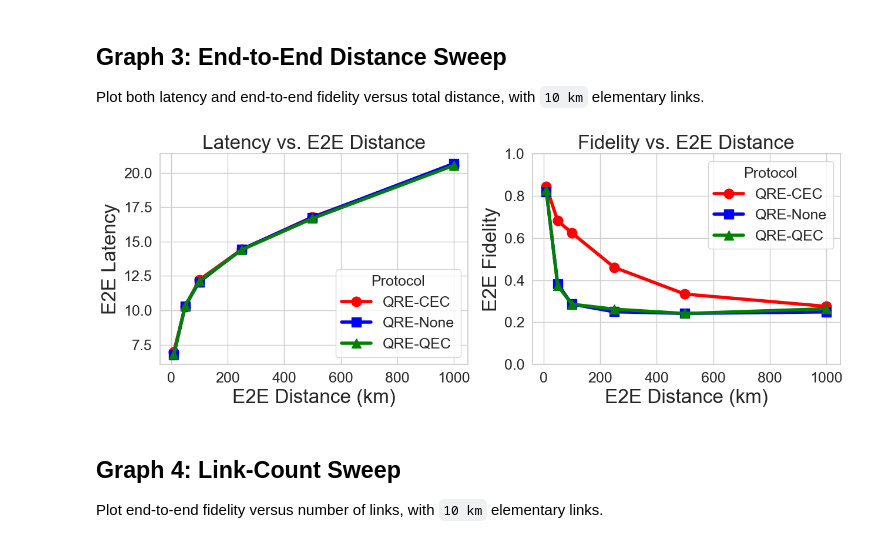
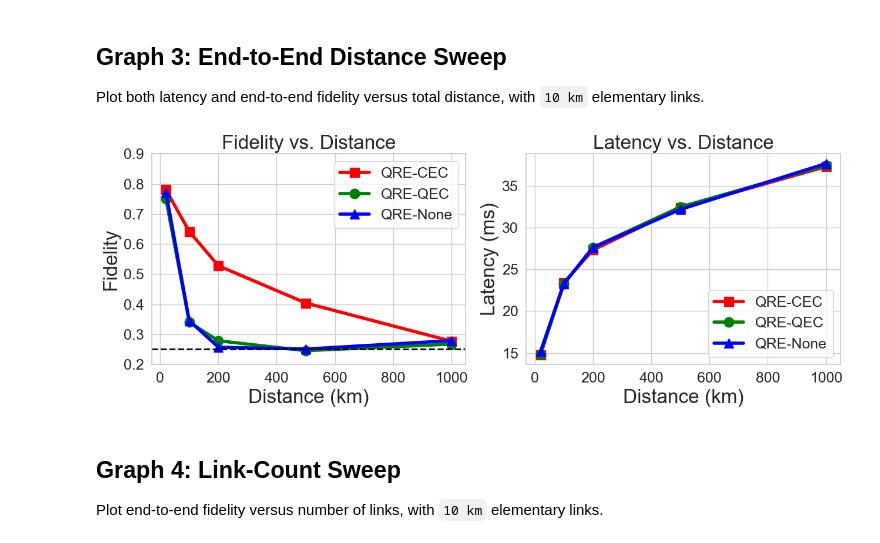
Before and after one commit to SagarPatange/QEC, a Jupyter notebook: plot.ipynb, the cells around one changed output. Saved outputs shown, nothing was run; the diff lists cells and outputs as text; code cells hidden in the pictures.

Commit message:
added experiment 7 and graph edits

```diff
--- a/plot.ipynb
+++ b/plot.ipynb
@@ -46,6 +46,7 @@ filename_re = re.compile(
     r"ft=(?P<ft>[a-zA-Z0-9_]+),"
     r"pauli=(?P<pauli>[0-9._]+|cfg),"
     r"ccorr=(?P<ccorr>none|cec|qec\+cec|qec),"
+    r"(?:physbell=(?P<physbell>[0-9.]+|cfg),)?"
     r"ts=(?P<ts>\d{8}_\d{4})"
 )
 # %% [markdown]
@@ -94,6 +95,7 @@ def load_runner_logs(log_dir: Path) -> pd.DataFrame:
                     "two_qubit_gate_fidelity": float(meta["twoq"]),
                     "gate_fidelity": float(meta["gate"]),
                     "state_preparation_fidelity": float(meta["prep"]),
+                    "physical_bell_pair_fidelity": None if meta.get("physbell") in (None, "cfg") else float(meta["physbell"]),
                     "data_t2": t2_value,
                     "comm_t2": t2_value,
                     "t1": float(meta["t1"]),
@@ -168,22 +170,24 @@ else:
     # Keep the protocol colors and display names local to this plot.
     colors = {"cec": "red", "none": "blue", "qec": "green"}
     names = {"cec": "QRE-CEC", "none": "QRE-None", "qec": "QRE-QEC"}
-    markers = {"cec": "o", "none": "s", "qec": "^"}
+    markers = {"cec": "s", "none": "^", "qec": "o"}
 
     plt.figure(figsize=(8, 5))
     ax = plt.gca()
     # Draw each protocol separately so the marker shapes stay fixed.
-    for protocol in ["cec", "none", "qec"]:
+    for protocol in ["cec", "qec", "none"]:
         data = graph1_summary[graph1_summary["correction_mode"] == protocol]
         ax.plot(data["two_qubit_gate_fidelity"], data["mean_fidelity"], color=colors[protocol], marker=markers[protocol], linewidth=4, markersize=12, label=names[protocol])
     ax.set_xlabel("Two-Qubit Gate Fidelity", fontsize=24)
     ax.set_ylabel("Fidelity", fontsize=24)
     ax.set_title("Fidelity vs. Two-Qubit Gate Fidelity", fontsize=24)
-    ax.set_ylim(0, 1)
+    ax.axhline(0.25, color="black", linestyle="--", linewidth=2, label="_nolegend_")
+    ax.set_ylim(0.2, 1.0)
+    ax.set_yticks([0.2, 0.3, 0.4, 0.5, 0.6, 0.7, 0.8, 0.9, 1.0])
     ax.tick_params(axis="both", labelsize=18)
-    ax.legend(title="Protocol", title_fontsize=14, fontsize=14, loc="lower right")
+    ax.legend(fontsize=14, loc="upper left")
     plt.tight_layout()
-    plt.savefig(output_dir / "graph1.png", dpi=300, bbox_inches="tight")
+    plt.savefig(output_dir / "fidelity_vs_two_qubit_gate_fidelity.png", dpi=300, bbox_inches="tight")
     plt.show()
 
     graph1_summary
@@ -231,47 +235,47 @@ Plot both latency and end-to-end fidelity versus total distance, with `10 km` el
 # %%
 graph3_log_dir = Path("/Users/patange/Documents/Argonne/QEC/log/runner/graph3_distance_sweep")
 graph3_df = load_runner_logs(graph3_log_dir)
 
-if graph3_df.empty:
-    print("No Graph 3 data found.")
-else:
-    # Build one table with the mean latency and fidelity at each distance and protocol.
-    graph3_summary = graph3_df.groupby(["total_distance_km", "correction_mode"], as_index=False).agg(mean_fidelity=("fidelity", "mean"), mean_latency_ms=("latency_ms", "mean")).sort_values(["total_distance_km", "correction_mode"]).reset_index(drop=True)
-    colors = {"cec": "red", "none": "blue", "qec": "green"}
-    names = {"cec": "QRE-CEC", "none": "QRE-None", "qec": "QRE-QEC"}
-    markers = {"cec": "o", "none": "s", "qec": "^"}
 
-    fig, axes = plt.subplots(1, 2, figsize=(13, 5))
-    # Left panel: latency.
-    ax0 = axes[0]
-    # Draw each protocol separately so the marker shapes stay fixed.
-    for protocol in ["cec", "none", "qec"]:
-        data = graph3_summary[graph3_summary["correction_mode"] == protocol]
-        ax0.plot(data["total_distance_km"], data["mean_latency_ms"], color=colors[protocol], marker=markers[protocol], linewidth=4, markersize=12, label=names[protocol])
-    ax0.set_xlabel("Distance (km)", fontsize=24)
-    ax0.set_ylabel("Latency", fontsize=24)
-    ax0.set_title("Latency vs. Distance", fontsize=24)
-    ax0.tick_params(axis="both", labelsize=18)
+# Build one table with the mean latency and fidelity at each distance and protocol.
+graph3_summary = graph3_df.groupby(["total_distance_km", "correction_mode"], as_index=False).agg(mean_fidelity=("fidelity", "mean"), mean_latency_ms=("latency_ms", "mean")).sort_values(["total_distance_km", "correction_mode"]).reset_index(drop=True)
+colors = {"cec": "red", "none": "blue", "qec": "green"}
+names = {"cec": "QRE-CEC", "none": "QRE-None", "qec": "QRE-QEC"}
+markers = {"cec": "s", "none": "^", "qec": "o"}
 
-    # Right panel: fidelity.
-    ax1 = axes[1]
-    for protocol in ["cec", "none", "qec"]:
-        data = graph3_summary[graph3_summary["correction_mode"] == protocol]
-        ax1.plot(data["total_distance_km"], data["mean_fidelity"], color=colors[protocol], marker=markers[protocol], linewidth=4, markersize=12, label=names[protocol])
-    ax1.set_xlabel("Distance (km)", fontsize=24)
-    ax1.set_ylabel("Fidelity", fontsize=24)
-    ax1.set_title("Fidelity vs. Distance", fontsize=24)
-    ax1.set_ylim(0, 1)
-    ax1.tick_params(axis="both", labelsize=18)
+fig, axes = plt.subplots(1, 2, figsize=(13, 5))
+# Left panel: latency.
+ax0 = axes[1]
+# Draw each protocol separately so the marker shapes stay fixed.
+for protocol in ["cec", "qec", "none"]:
+    data = graph3_summary[(graph3_summary["correction_mode"] == protocol) & (graph3_summary["total_distance_km"] != 2000)]
+    ax0.plot(data["total_distance_km"], data["mean_latency_ms"], color=colors[protocol], marker=markers[protocol], linewidth=4, markersize=12, label=names[protocol])
+ax0.set_xlabel("Distance (km)", fontsize=24)
+ax0.set_ylabel("Latency (ms)", fontsize=24)
+ax0.set_title("Latency vs. Distance", fontsize=24)
+ax0.tick_params(axis="both", labelsize=18)
 
-    ax0.legend(title="Protocol", title_fontsize=18, fontsize=18)
-    ax1.legend(title="Protocol", title_fontsize=18, fontsize=18)
+# Right panel: fidelity.
+ax1 = axes[0]
+for protocol in ["cec", "qec", "none"]:
+    data = graph3_summary[(graph3_summary["correction_mode"] == protocol) & (graph3_summary["total_distance_km"] != 2000)]
+    ax1.plot(data["total_distance_km"], data["mean_fidelity"], color=colors[protocol], marker=markers[protocol], linewidth=4, markersize=12, label=names[protocol])
+ax1.set_xlabel("Distance (km)", fontsize=24)
+ax1.set_ylabel("Fidelity", fontsize=24)
+ax1.set_title("Fidelity vs. Distance", fontsize=24)
+ax1.axhline(0.25, color="black", linestyle="--", linewidth=2, label="_nolegend_")
+ax1.set_ylim(0.2, 0.9)
+ax1.set_yticks([0.2, 0.3, 0.4, 0.5, 0.6, 0.7, 0.8, 0.9])
+ax1.tick_params(axis="both", labelsize=18)
 
-    plt.tight_layout()
-    plt.savefig(output_dir / "graph3.png", dpi=300, bbox_inches="tight")
-    plt.show()
+ax0.legend(fontsize=18)
+ax1.legend(fontsize=18)
+
+plt.tight_layout()
+plt.savefig(output_dir / "distance_sweep_varryingNodes.png", dpi=300, bbox_inches="tight")
+plt.show()
 # %% [output]
-[figure, old version]
+[figure, new version]
 # %% [markdown]
 ## Graph 4: Link-Count Sweep
 
```
Also changed, not shown: parts of 5 cells of this notebook, 12 other files.
